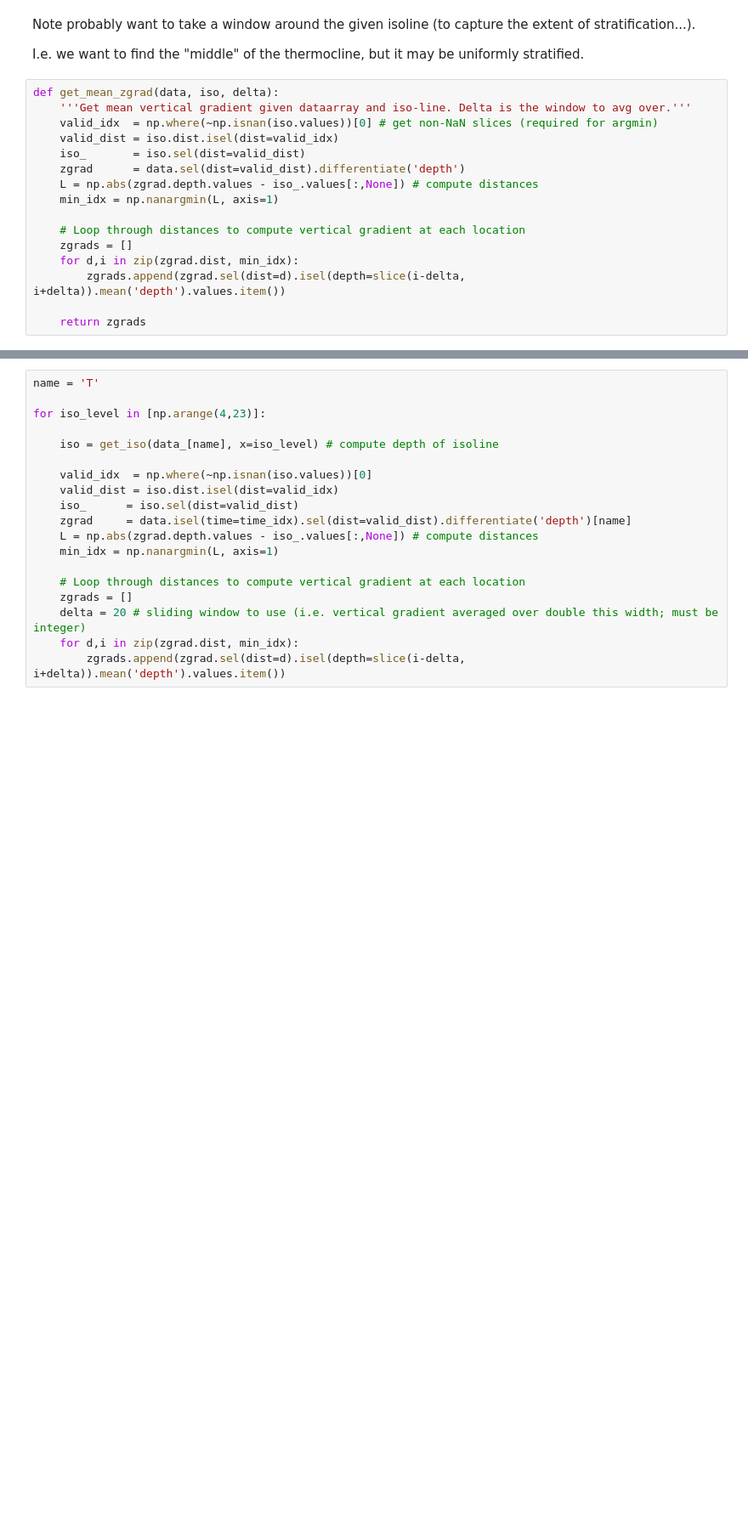
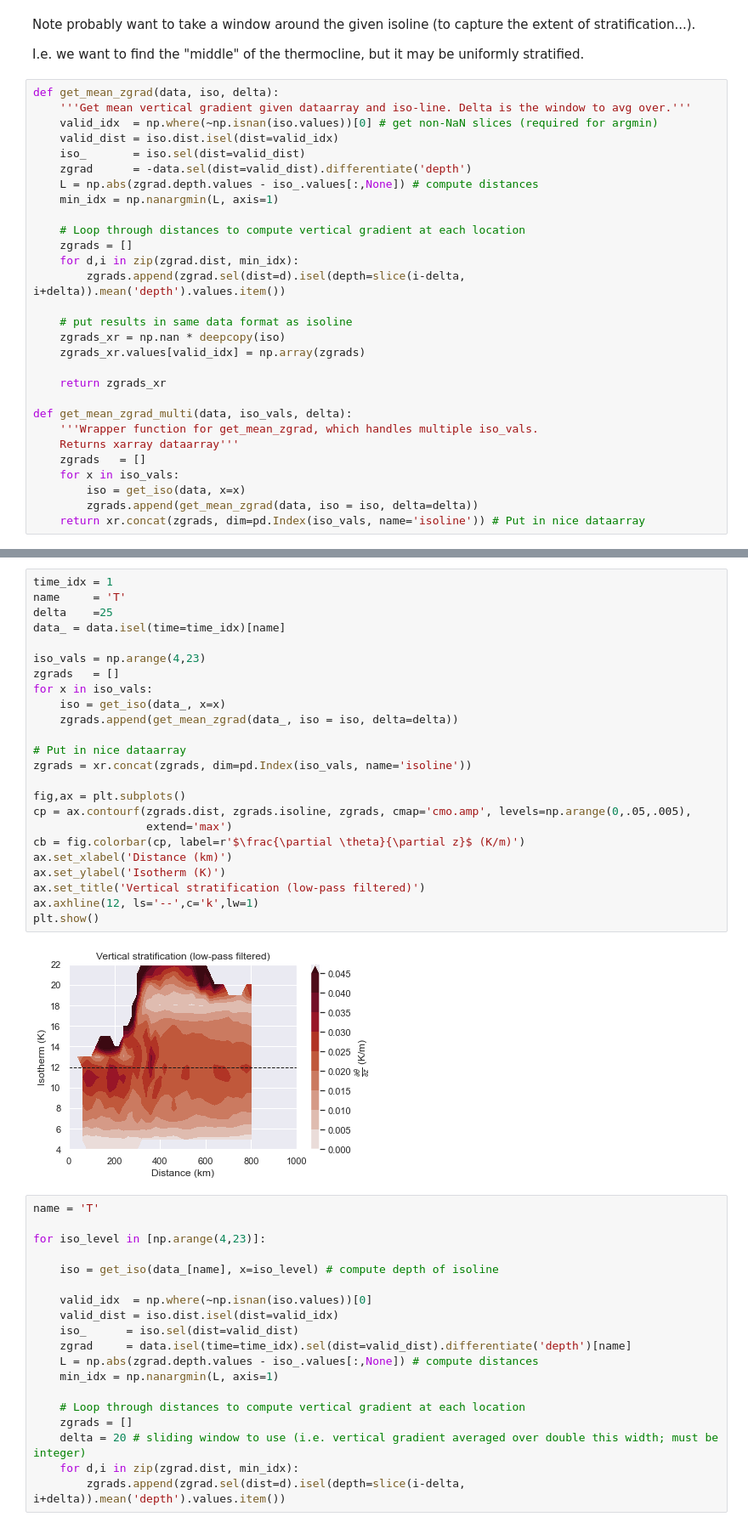
Before and after one commit to ktcarr/12.843, a Jupyter notebook: lab2/lab2_analysis.ipynb, the cells around one changed output, grey strips where cells are left out. Shown at 85% size. Drawn from its saved outputs; the diff is of its cells as text; blank space fills up the shorter version.

Commit message:
compute vertical gradient based on isotherm

```diff
--- a/lab2/lab2_analysis.ipynb
+++ b/lab2/lab2_analysis.ipynb
@@ -232,7 +232,7 @@ def get_mean_zgrad(data, iso, delta):
     valid_idx  = np.where(~np.isnan(iso.values))[0] # get non-NaN slices (required for argmin)
     valid_dist = iso.dist.isel(dist=valid_idx)
     iso_       = iso.sel(dist=valid_dist)
-    zgrad      = data.sel(dist=valid_dist).differentiate('depth')
+    zgrad      = -data.sel(dist=valid_dist).differentiate('depth')
     L = np.abs(zgrad.depth.values - iso_.values[:,None]) # compute distances
     min_idx = np.nanargmin(L, axis=1)
 
@@ -241,4 +241,17 @@ def get_mean_zgrad(data, iso, delta):
     for d,i in zip(zgrad.dist, min_idx):
         zgrads.append(zgrad.sel(dist=d).isel(depth=slice(i-delta, i+delta)).mean('depth').values.item())
 
-    return zgrads
+    # put results in same data format as isoline
+    zgrads_xr = np.nan * deepcopy(iso)
+    zgrads_xr.values[valid_idx] = np.array(zgrads)
+
+    return zgrads_xr
+
+def get_mean_zgrad_multi(data, iso_vals, delta):
+    '''Wrapper function for get_mean_zgrad, which handles multiple iso_vals.
+    Returns xarray dataarray'''
+    zgrads   = []
+    for x in iso_vals:
+        iso = get_iso(data, x=x)
+        zgrads.append(get_mean_zgrad(data, iso = iso, delta=delta))
+    return xr.concat(zgrads, dim=pd.Index(iso_vals, name='isoline')) # Put in nice dataarray
@@ -251,3 +258,29 @@ plt.ylim([0,-.04])
+# %%
+time_idx = 1
+name     = 'T'
+delta    =25
+data_ = data.isel(time=time_idx)[name]
+
+iso_vals = np.arange(4,23)
+zgrads   = []
+for x in iso_vals:
+    iso = get_iso(data_, x=x)
+    zgrads.append(get_mean_zgrad(data_, iso = iso, delta=delta))
+
+# Put in nice dataarray
+zgrads = xr.concat(zgrads, dim=pd.Index(iso_vals, name='isoline'))
+
+fig,ax = plt.subplots()
+cp = ax.contourf(zgrads.dist, zgrads.isoline, zgrads, cmap='cmo.amp', levels=np.arange(0,.05,.005),
+                 extend='max')
+cb = fig.colorbar(cp, label=r'$\frac{\partial \theta}{\partial z}$ (K/m)')
+ax.set_xlabel('Distance (km)')
+ax.set_ylabel('Isotherm (K)')
+ax.set_title('Vertical stratification (low-pass filtered)')
+ax.axhline(12, ls='--',c='k',lw=1)
+plt.show()
+# %% [output]
+[figure, added]
 # %%
 name = 'T'
 
```
Also changed, not shown: parts of 1 cell of this notebook.
